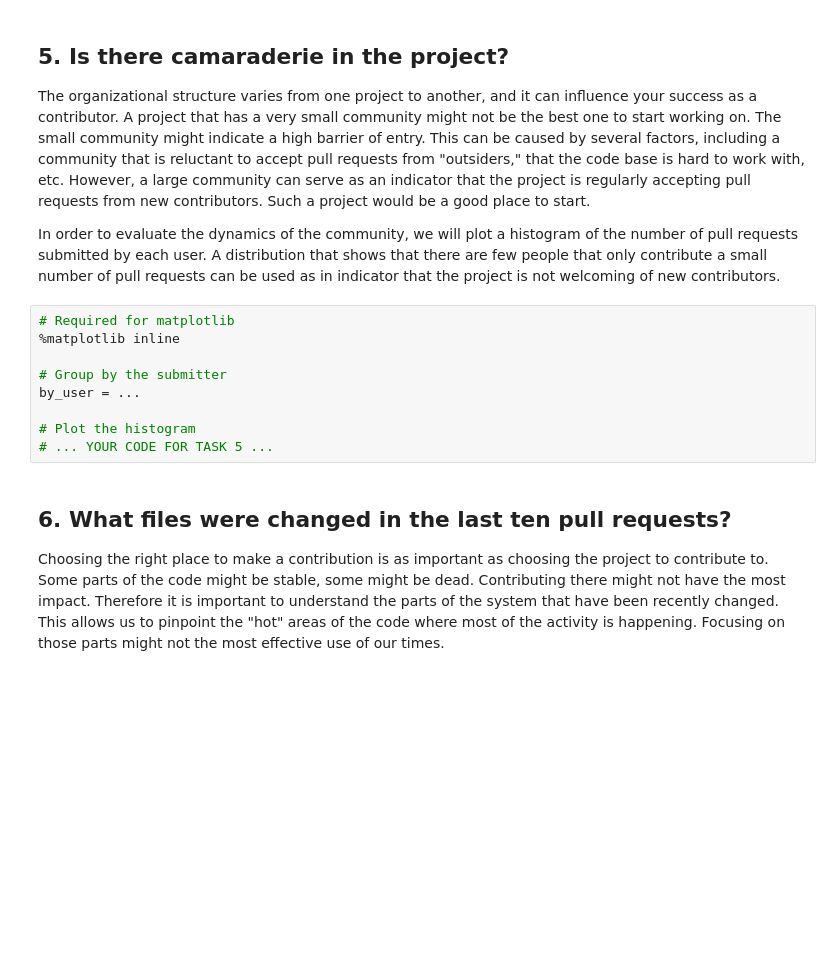
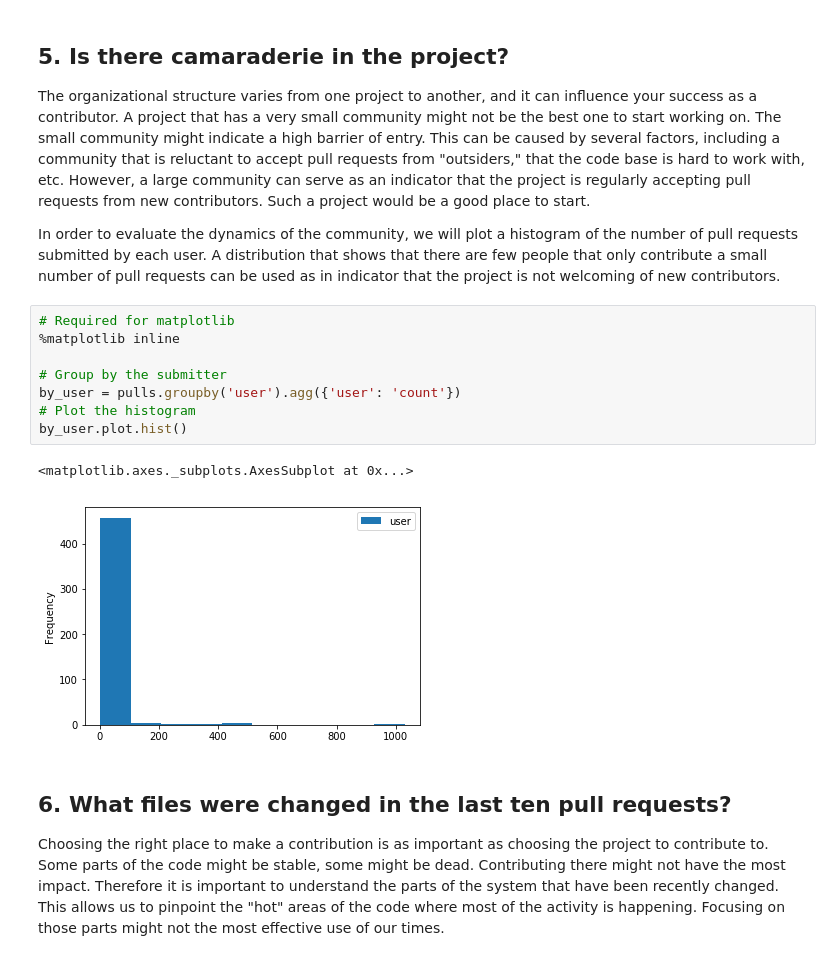
Before and after one commit to ArthurEzenwanne/data-projects, a Jupyter notebook: History_of_Scala_Language/history_scala_language.ipynb, the cells around one changed output. Saved outputs shown, nothing was run; the diff lists cells and outputs as text; blank space fills up the shorter version.

```diff
--- a/History_of_Scala_Language/history_scala_language.ipynb
+++ b/History_of_Scala_Language/history_scala_language.ipynb
@@ -51,12 +52,14 @@ counts = ...
 # %%
 # Required for matplotlib
 %matplotlib inline
 
 # Group by the submitter
-by_user = ...
-
+by_user = pulls.groupby('user').agg({'user': 'count'})
 # Plot the histogram
-# ... YOUR CODE FOR TASK 5 ...
+by_user.plot.hist()
+# %% [output]
+<matplotlib.axes._subplots.AxesSubplot at 0x...>
+[figure, added]
 # %% [markdown]
 ## 6. What files were changed in the last ten pull requests?
 <p>Choosing the right place to make a contribution is as important as choosing the project to contribute to. Some parts of the code might be stable, some might be dead. Contributing there might not have the most impact. Therefore it is important to understand the parts of the system that have been recently changed. This allows us to pinpoint the "hot" areas of the code where most of the activity is happening. Focusing on those parts might not the most effective use of our times.</p>
```
Also changed, not shown: parts of 5 cells of this notebook.
